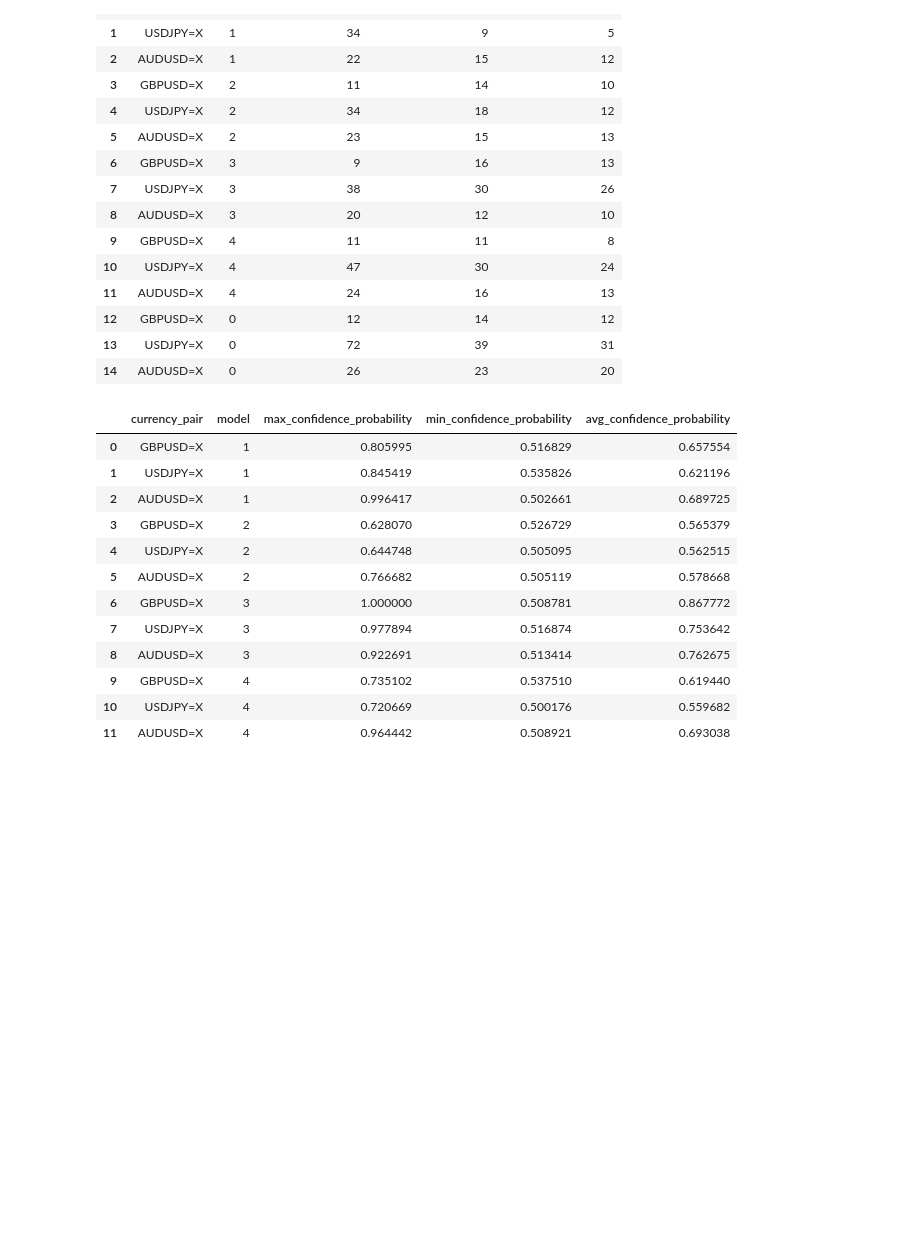
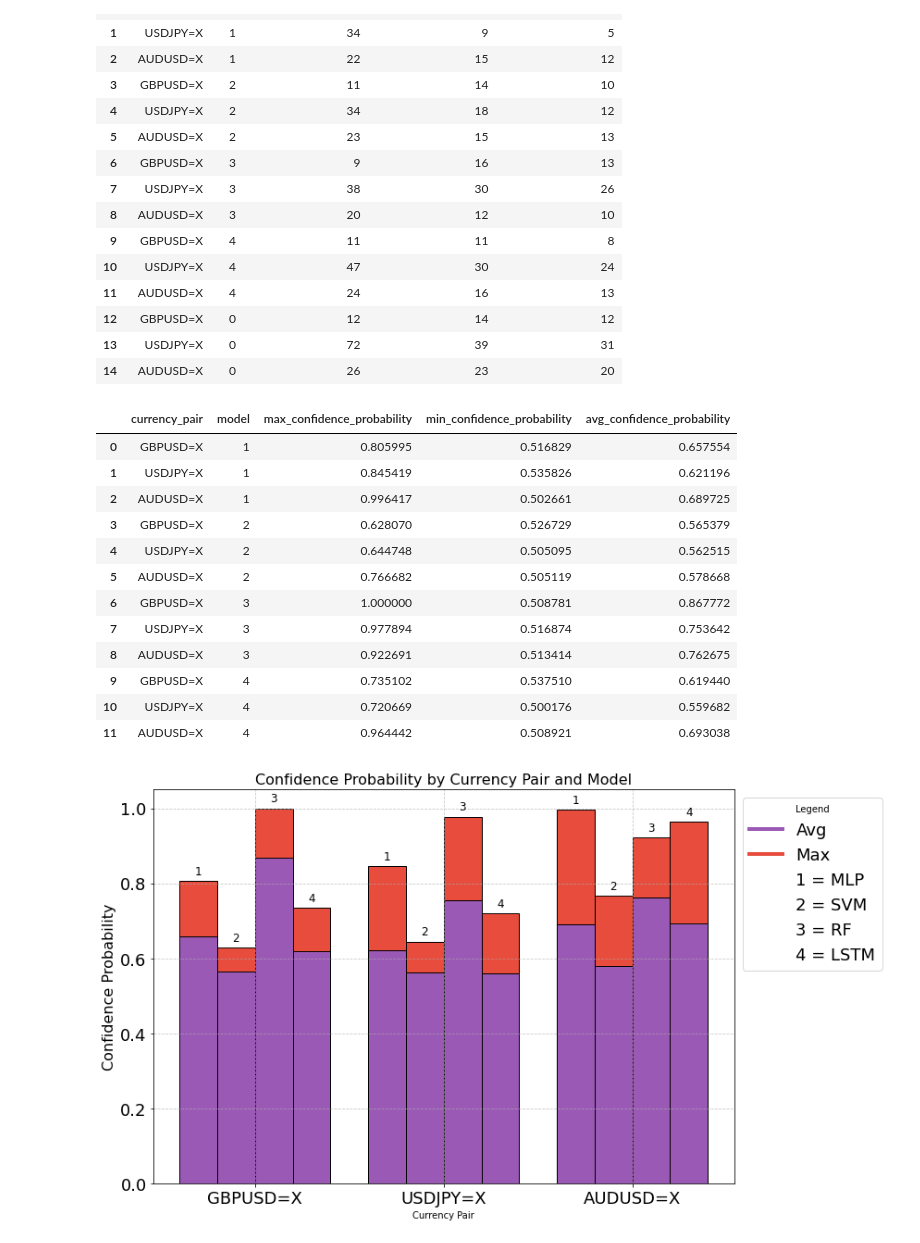
Before and after one commit to surajmannn/AITradingBot, a Jupyter notebook: results.ipynb, the cells around one changed output. Cells and saved outputs as stored; diff of their text form; code cells hidden in the pictures; blank space fills up the shorter version.

```diff
--- a/results.ipynb
+++ b/results.ipynb
@@ -359,6 +362,8 @@ display(total_trades_with_stoploss_df)
 | 14 | AUDUSD=X | 0 | 26 | 23 | 20 |
 # %%
 # Get metrics for confidence proabilities during trades
+
+import numpy as np
 
 # Create query to get confidence probability statistics
 query_confidence_stats = """
@@ -373,33 +378,105 @@ query_confidence_stats = """
     WHERE
         mla IN (1, 2, 3, 4) AND position_type IN (1, -1)
     GROUP BY
         ticker, mla
 """
 
 # Call to database handler function
 confidence_stats_results = run_all_query(query_confidence_stats)
 
 # Convert the result to a DataFrame
 columns_confidence_stats = [
     'currency_pair', 'model', 'max_confidence_probability', 'min_confidence_probability', 'avg_confidence_probability'
 ]
 confidence_stats_df = pd.DataFrame(confidence_stats_results, columns=columns_confidence_stats)
 
 display(confidence_stats_df)
+
+# Plotting
+fig, ax = plt.subplots(figsize=(12,7))
+
+# Define colors for different segments
+avg_color = '#9b59b6'  # Purple
+max_color = '#e74c3c'  # Red
+
+# Define colors for models
+model_colors = {
+    1: '#1f77b4',   # Blue
+    2: '#ff7f0e',   # Orange
+    3: '#2ca02c',   # Green
+    4: '#d62728'    # Red
+}
+
+# Get unique currency pairs and models
+currency_pairs = confidence_stats_df['currency_pair'].unique()
+models = sorted(confidence_stats_df['model'].unique())
+
+# Set bar width and x positions
+bar_width = 0.2
+x = np.arange(len(currency_pairs))
+
+# Plot bars
+for i, model in enumerate(models):
+    subset = confidence_stats_df[confidence_stats_df['model'] == model]
+    for j, currency_pair in enumerate(currency_pairs):
+        row = subset[subset['currency_pair'] == currency_pair].iloc[0]
+        avg_val = row['avg_confidence_probability']
+        max_val = row['max_confidence_probability']
+
+        bar_pos = x[j] + i * bar_width
+
+        # Plot segments with different colors
+        ax.bar(bar_pos, avg_val, width=bar_width, color=avg_color, edgecolor='black')
+        ax.bar(bar_pos, max_val - avg_val, bottom=avg_val, width=bar_width, color=max_color, edgecolor='black')
+
+        # Add model number above the bar
+        ax.text(bar_pos, max_val + 0.01, str(model), ha='center', va='bottom', fontsize=12, color='black')
+
+# Customize plot
+ax.set_title('Confidence Probability by Currency Pair and Model', fontsize='16')
+ax.set_xlabel('Currency Pair')
+ax.set_ylabel('Confidence Probability', fontsize='16')
+ax.set_xticks(x + bar_width * (len(models) / 2 - 0.5))
+ax.set_xticklabels(currency_pairs, fontsize='18')
+
+# Create combined legend for Min, Avg, Max and Model Types
+metric_legend = [
+    plt.Line2D([0], [0], color=avg_color, lw=4),
+    plt.Line2D([0], [0], color=max_color, lw=4)
+]
+metric_labels = ['Avg', 'Max']
+
+# Create legend for Model Types
+model_labels = ['1 = MLP', '2 = SVM', '3 = RF', '4 = LSTM']
+model_legend = [plt.Line2D([0], [0], color='white', lw=4) for _ in model_labels]  # Dummy handles
+
+# Combine legends
+handles = metric_legend + model_legend
+labels = metric_labels + model_labels
+ax.legend(handles, labels, title='Legend', bbox_to_anchor=(1, 1), loc='upper left', fontsize='18')
+
+ax.grid(True, linestyle='--', alpha=0.7)
+
+# Rotate x-axis labels for readability
+plt.xticks(rotation=0)
+
+plt.tight_layout()
+plt.show()
 # %% [output]
 |  | currency_pair | model | max_confidence_probability | min_confidence_probability | avg_confidence_probability |
 | 0 | GBPUSD=X | 1 | 0.805995 | 0.516829 | 0.657554 |
 | 1 | USDJPY=X | 1 | 0.845419 | 0.535826 | 0.621196 |
 | 2 | AUDUSD=X | 1 | 0.996417 | 0.502661 | 0.689725 |
 | 3 | GBPUSD=X | 2 | 0.628070 | 0.526729 | 0.565379 |
 | 4 | USDJPY=X | 2 | 0.644748 | 0.505095 | 0.562515 |
 | 5 | AUDUSD=X | 2 | 0.766682 | 0.505119 | 0.578668 |
 | 6 | GBPUSD=X | 3 | 1.000000 | 0.508781 | 0.867772 |
 | 7 | USDJPY=X | 3 | 0.977894 | 0.516874 | 0.753642 |
 | 8 | AUDUSD=X | 3 | 0.922691 | 0.513414 | 0.762675 |
 | 9 | GBPUSD=X | 4 | 0.735102 | 0.537510 | 0.619440 |
 | 10 | USDJPY=X | 4 | 0.720669 | 0.500176 | 0.559682 |
 | 11 | AUDUSD=X | 4 | 0.964442 | 0.508921 | 0.693038 |
+[figure, added]
 # %%
 # Get metrics for machine learning algorithms
 
```
Also changed, not shown: parts of 2 cells of this notebook.
